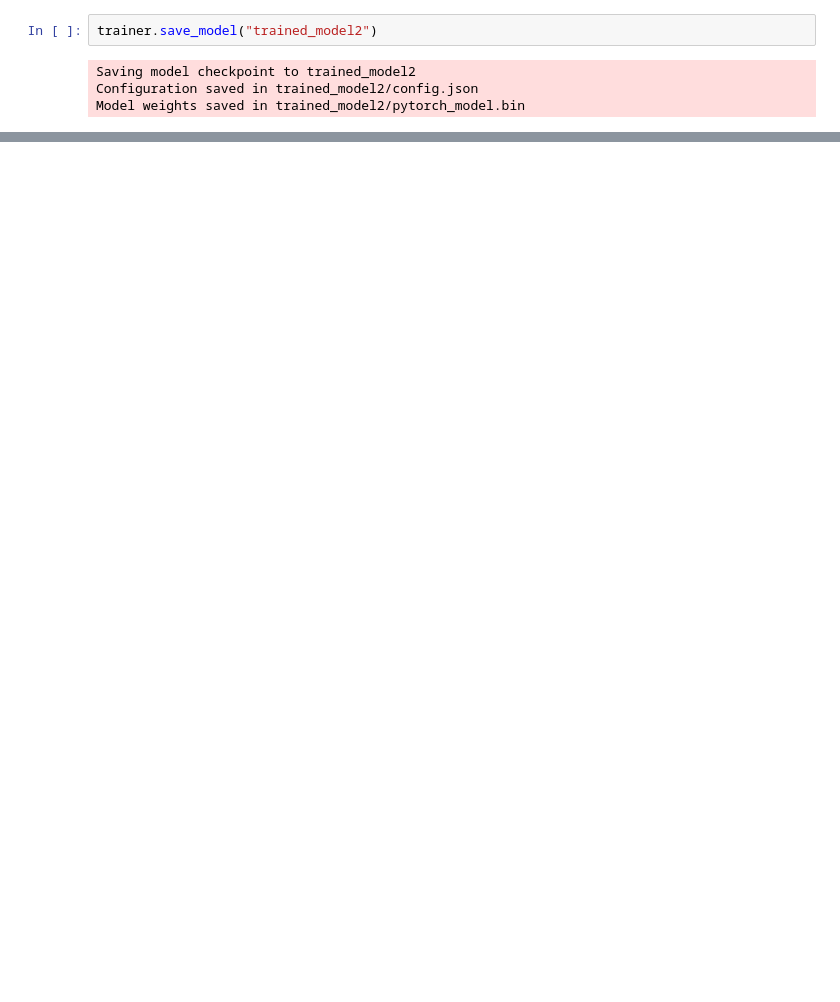
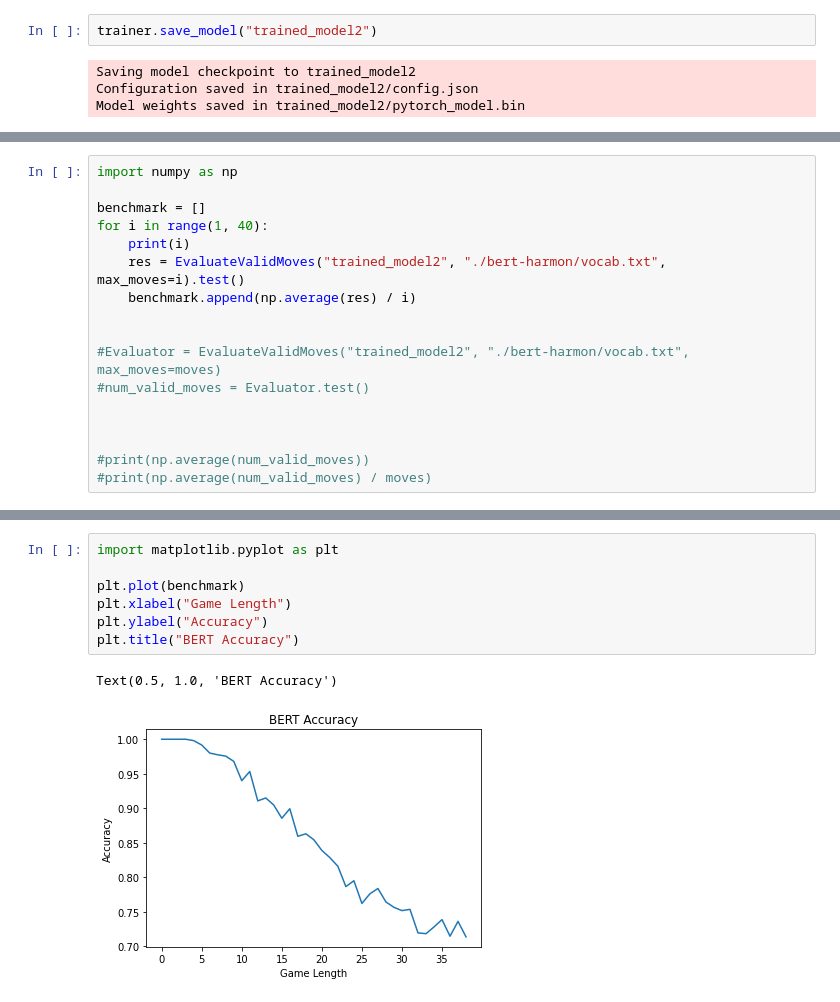
Before and after one commit to deleomike/NLP-Chess, a Jupyter notebook: src/bert/notebooks/Train_BERT_NIM.ipynb, the cells around one changed output, grey strips where cells are left out. Saved outputs shown, nothing was run; the diff lists cells and outputs as text; blank space fills up the shorter version.

```diff
--- a/src/bert/notebooks/Train_BERT_NIM.ipynb
+++ b/src/bert/notebooks/Train_BERT_NIM.ipynb
@@ -229,0 +315,17 @@ Model weights saved in trained_model2/pytorch_model.bin
+# %%
+import numpy as np
+
+benchmark = []
+for i in range(1, 40):
+    print(i)
+    res = EvaluateValidMoves("trained_model2", "./bert-harmon/vocab.txt", max_moves=i).test()
+    benchmark.append(np.average(res) / i)
+
+
+#Evaluator = EvaluateValidMoves("trained_model2", "./bert-harmon/vocab.txt", max_moves=moves)
+#num_valid_moves = Evaluator.test()
+
+
+
+#print(np.average(num_valid_moves))
+#print(np.average(num_valid_moves) / moves)
@@ -229,0 +366,10 @@ Model weights saved in trained_model2/pytorch_model.bin
+# %%
+import matplotlib.pyplot as plt
+
+plt.plot(benchmark)
+plt.xlabel("Game Length")
+plt.ylabel("Accuracy")
+plt.title("BERT Accuracy")
+# %% [output]
+Text(0.5, 1.0, 'BERT Accuracy')
+[figure, added]
```
Also changed, not shown: parts of 7 cells of this notebook, 1 other file.
